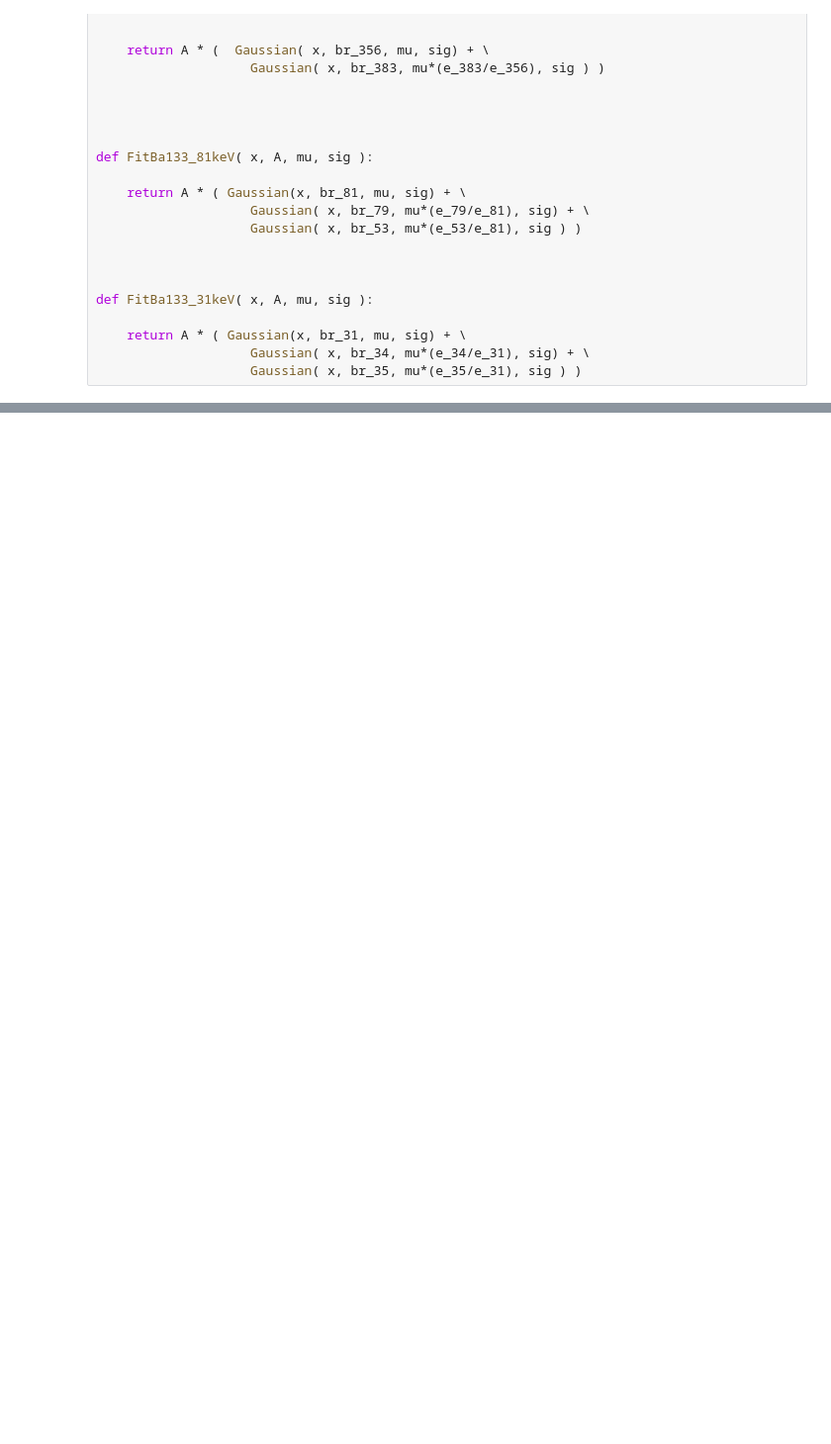
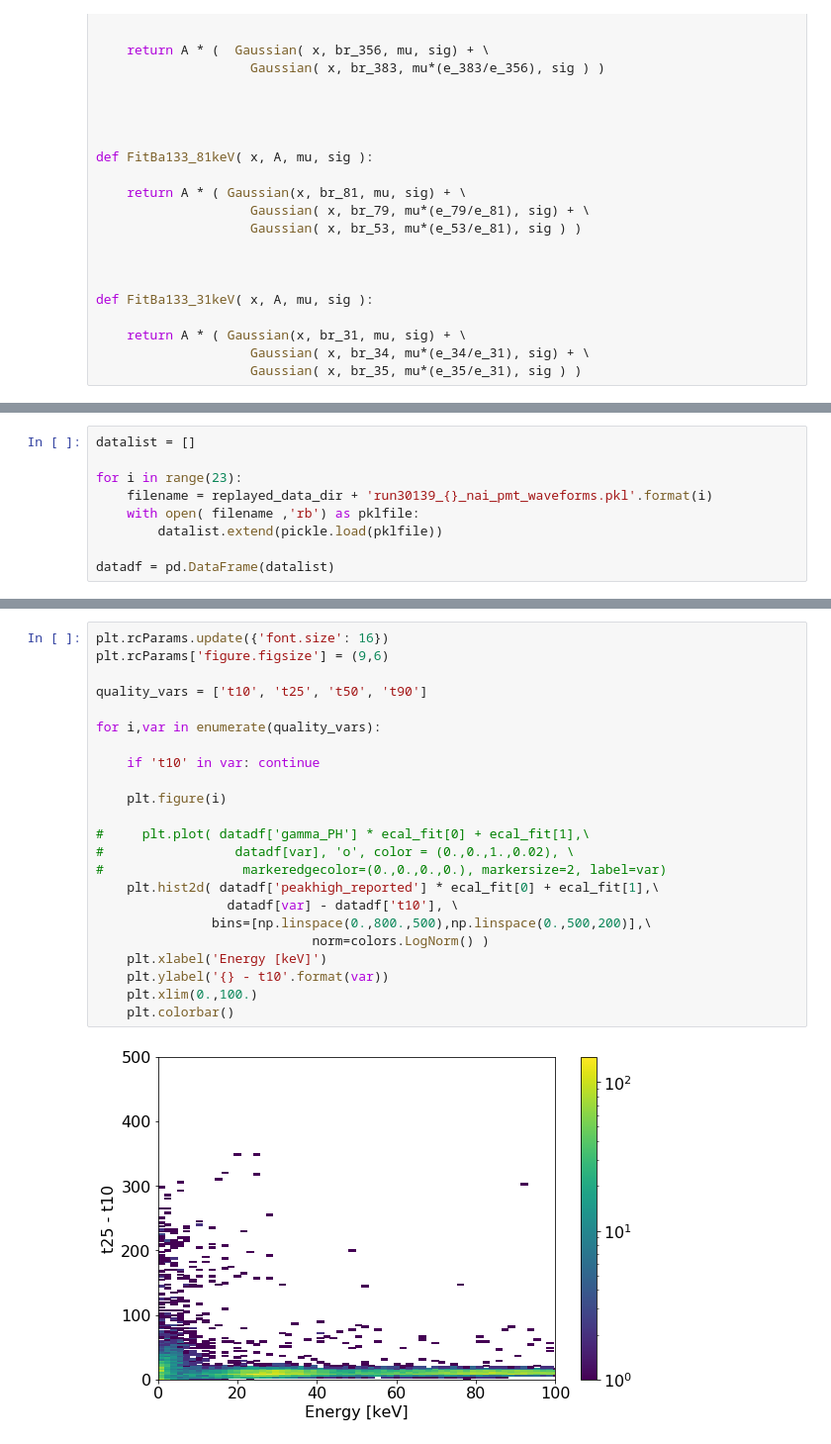
Before and after one commit to bglenardo/Cs136Measurements, a Jupyter notebook: TUNL NaI detector calibration.ipynb, the cells around one changed output, grey strips where cells are left out. Shown at 99% size. Saved outputs shown, nothing was run; the diff lists cells and outputs as text; blank space fills up the shorter version.

Commit message:
Added some additional analysis, including looking at waveforms

```diff
--- a/TUNL NaI detector calibration.ipynb
+++ b/TUNL NaI detector calibration.ipynb
@@ -243,0 +317,9 @@ plt.ylim(0.,700.)
+# %%
+datalist = []
+
+for i in range(23):
+    filename = replayed_data_dir + 'run30139_{}_nai_pmt_waveforms.pkl'.format(i)
+    with open( filename ,'rb') as pklfile:
+        datalist.extend(pickle.load(pklfile))
+
+datadf = pd.DataFrame(datalist)
@@ -243,0 +335,25 @@ plt.ylim(0.,700.)
+# %%
+plt.rcParams.update({'font.size': 16})
+plt.rcParams['figure.figsize'] = (9,6)
+
+quality_vars = ['t10', 't25', 't50', 't90']
+
+for i,var in enumerate(quality_vars):
+
+    if 't10' in var: continue
+
+    plt.figure(i)
+
+#     plt.plot( datadf['gamma_PH'] * ecal_fit[0] + ecal_fit[1],\
+#                 datadf[var], 'o', color = (0.,0.,1.,0.02), \
+#                  markeredgecolor=(0.,0.,0.,0.), markersize=2, label=var)
+    plt.hist2d( datadf['peakhigh_reported'] * ecal_fit[0] + ecal_fit[1],\
+                 datadf[var] - datadf['t10'], \
+               bins=[np.linspace(0.,800.,500),np.linspace(0.,500,200)],\
+                            norm=colors.LogNorm() )
+    plt.xlabel('Energy [keV]')
+    plt.ylabel('{} - t10'.format(var))
+    plt.xlim(0.,100.)
+    plt.colorbar()
+# %% [output]
+[figure, added]
```
Also changed, not shown: parts of 32 cells of this notebook.
